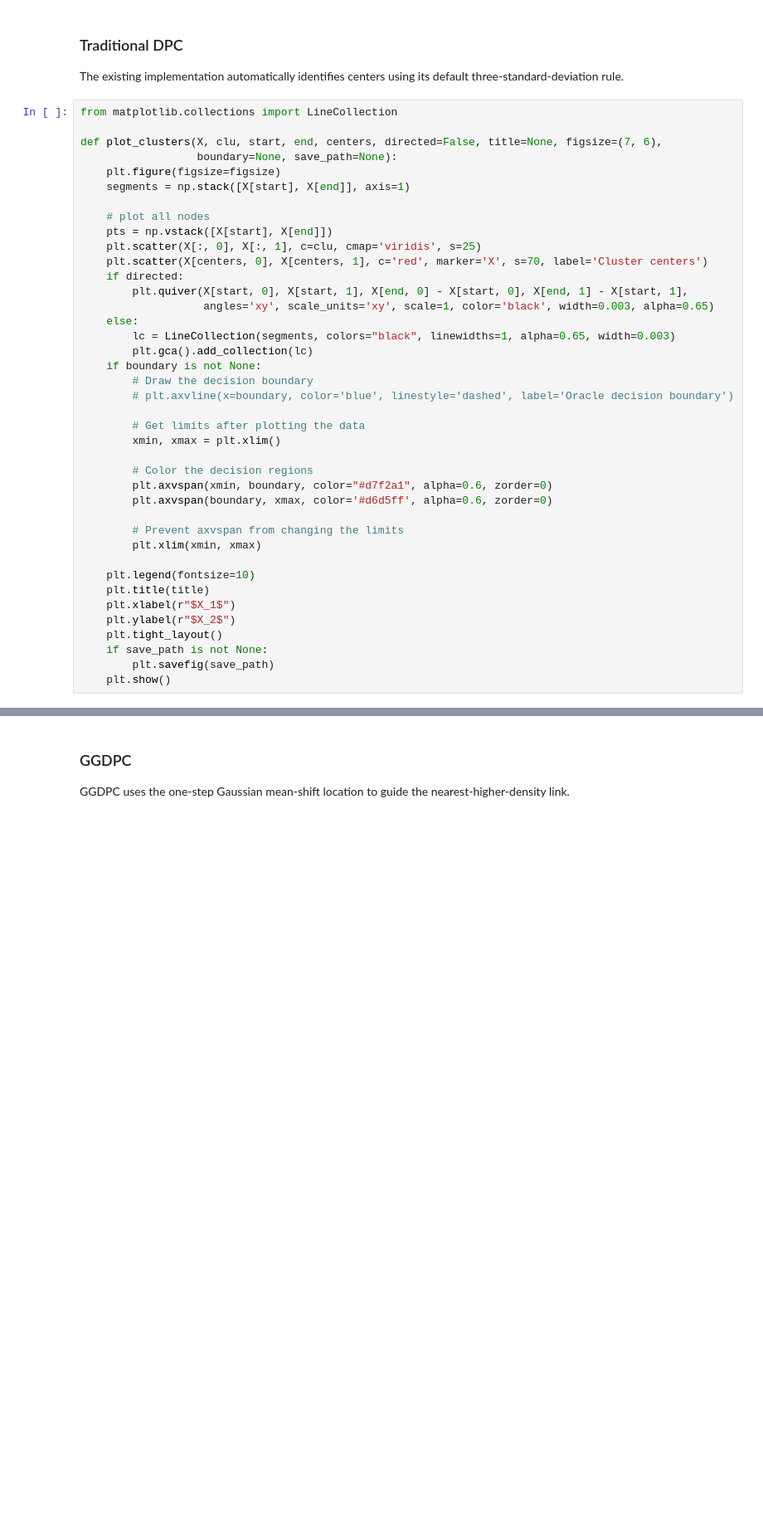
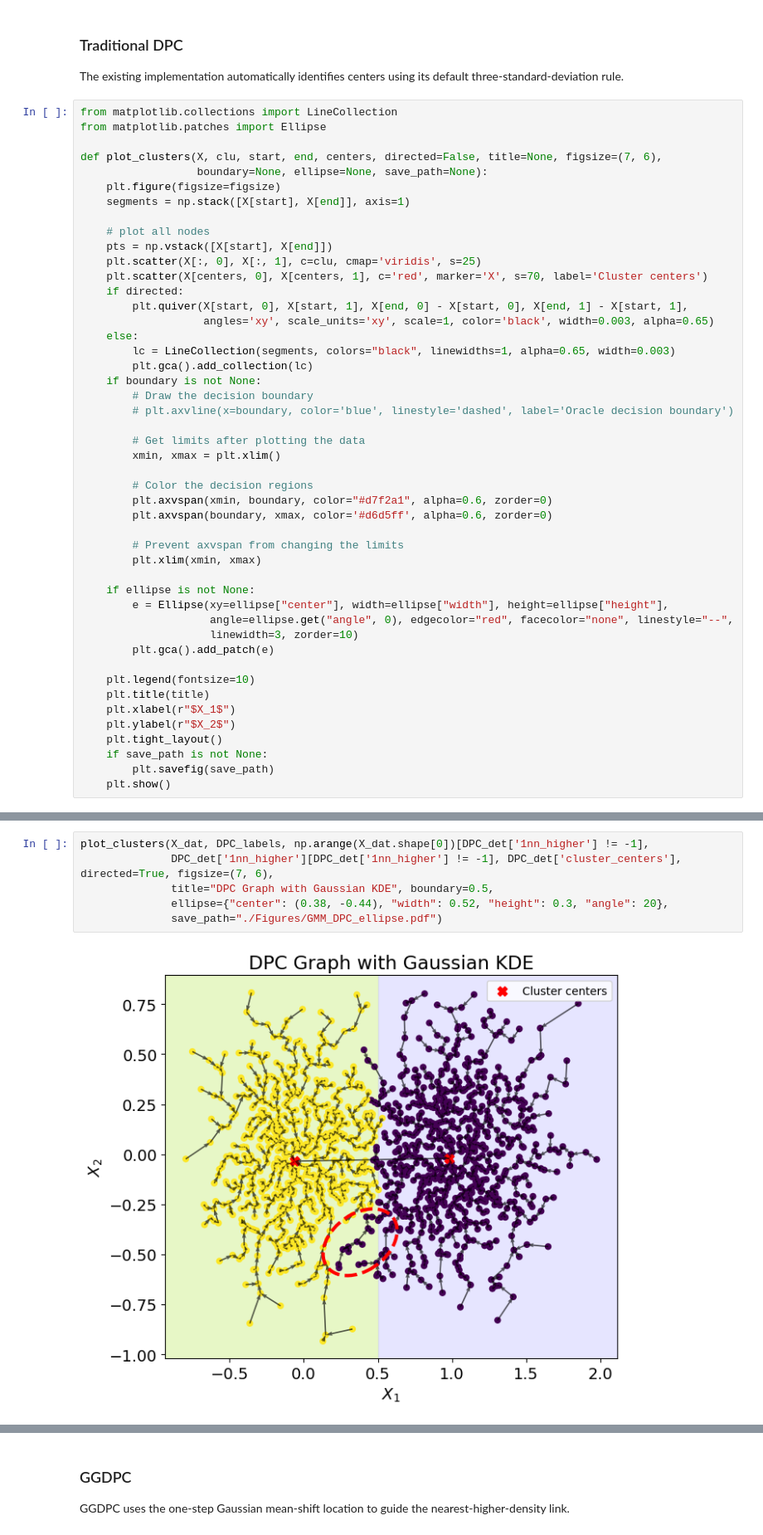
Before and after one commit to zhangyk8/GGDPC, a Jupyter notebook: GMM_Data.ipynb, the cells around one changed output, grey strips where cells are left out. Shown at 83% size. Drawn from its saved outputs; the diff is of its cells as text; blank space fills up the shorter version.

```diff
--- a/GMM_Data.ipynb
+++ b/GMM_Data.ipynb
@@ -67,9 +67,10 @@ Name: count, dtype: int64
 The existing implementation automatically identifies centers using its default three-standard-deviation rule.
 # %%
 from matplotlib.collections import LineCollection
+from matplotlib.patches import Ellipse
 
 def plot_clusters(X, clu, start, end, centers, directed=False, title=None, figsize=(7, 6),
-                  boundary=None, save_path=None):
+                  boundary=None, ellipse=None, save_path=None):
     plt.figure(figsize=figsize)
     segments = np.stack([X[start], X[end]], axis=1)
 
@@ -97,6 +98,12 @@ def plot_clusters(X, clu, start, end, centers, directed=False, title=None, figsi
         # Prevent axvspan from changing the limits
         plt.xlim(xmin, xmax)
 
+    if ellipse is not None:
+        e = Ellipse(xy=ellipse["center"], width=ellipse["width"], height=ellipse["height"],
+                    angle=ellipse.get("angle", 0), edgecolor="red", facecolor="none", linestyle="--",
+                    linewidth=3, zorder=10)
+        plt.gca().add_patch(e)
+
     plt.legend(fontsize=10)
     plt.title(title)
     plt.xlabel(r"$X_1$")
@@ -129,3 +136,11 @@ Runtime: 0.866 seconds
+# %%
+plot_clusters(X_dat, DPC_labels, np.arange(X_dat.shape[0])[DPC_det['1nn_higher'] != -1],
+              DPC_det['1nn_higher'][DPC_det['1nn_higher'] != -1], DPC_det['cluster_centers'], directed=True, figsize=(7, 6),
+              title="DPC Graph with Gaussian KDE", boundary=0.5,
+              ellipse={"center": (0.38, -0.44), "width": 0.52, "height": 0.3, "angle": 20},
+              save_path="./Figures/GMM_DPC_ellipse.pdf")
+# %% [output]
+[figure, added]
 # %%
 plt.figure(figsize=(7, 6))
 plt.scatter(DPC_det["den_est"], DPC_det["delta"], c=DPC_labels,
```
Also changed, not shown: parts of 13 cells of this notebook.
